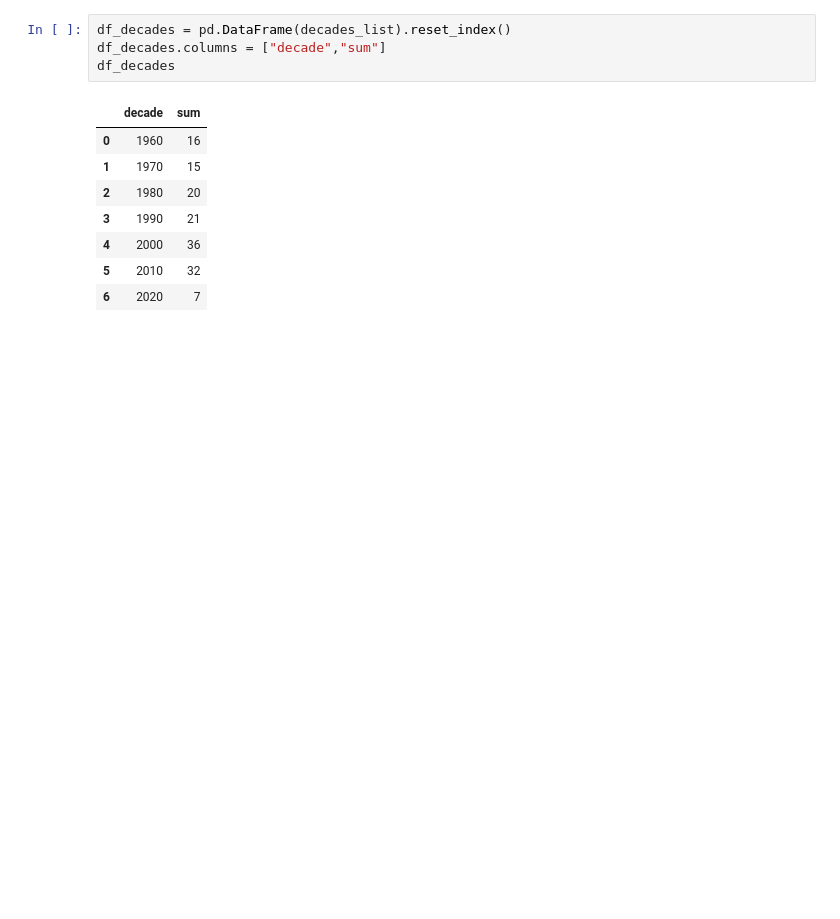
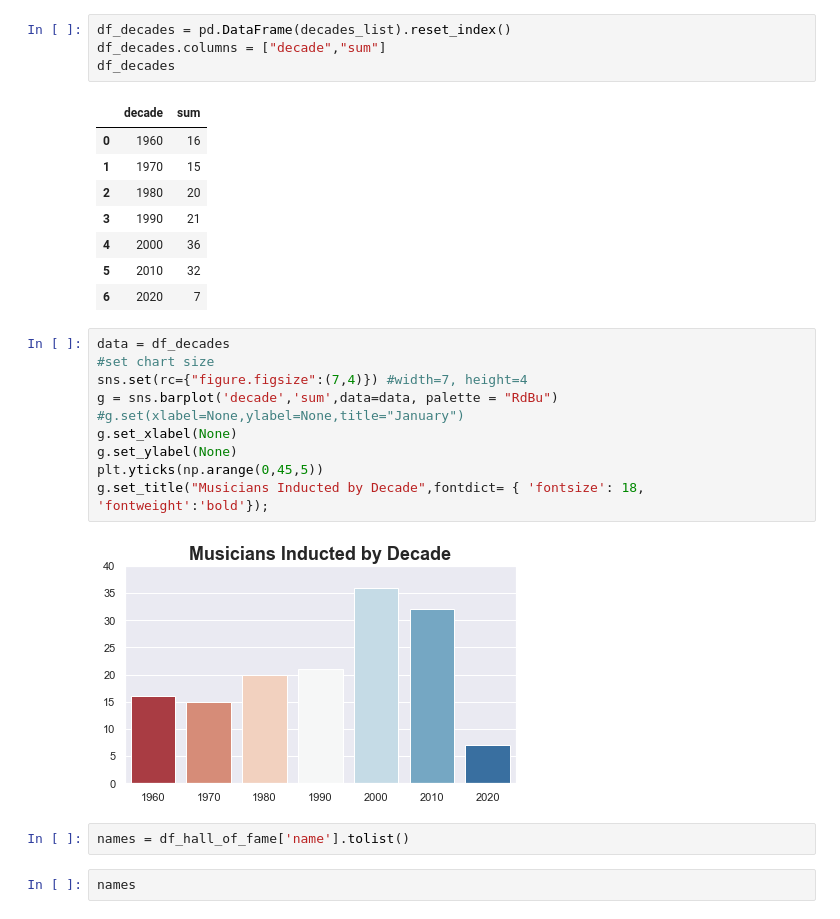
Before and after one commit to NSS-Data-Analytics-Cohort-6/web-scraping-country-music-hof-igoike, a Jupyter notebook: notebooks/hall_of_fame_web_scraping_all.ipynb, the cells around one changed output. Saved outputs shown, nothing was run; the diff lists cells and outputs as text; blank space fills up the shorter version.

Commit message:
polished versions + visual

```diff
--- a/notebooks/hall_of_fame_web_scraping_all.ipynb
+++ b/notebooks/hall_of_fame_web_scraping_all.ipynb
@@ -122,3 +118,19 @@ df_decades
 | 4 | 2000 | 36 |
 | 5 | 2010 | 32 |
 | 6 | 2020 | 7 |
+# %%
+data = df_decades
+#set chart size
+sns.set(rc={"figure.figsize":(7,4)}) #width=7, height=4
+g = sns.barplot('decade','sum',data=data, palette = "RdBu")
+#g.set(xlabel=None,ylabel=None,title="January")
+g.set_xlabel(None)
+g.set_ylabel(None)
+plt.yticks(np.arange(0,45,5))
+g.set_title("Musicians Inducted by Decade",fontdict= { 'fontsize': 18, 'fontweight':'bold'});
+# %% [output]
+[figure, added]
+# %%
+names = df_hall_of_fame['name'].tolist()
+# %%
+names
```
Also changed, not shown: parts of 4 cells of this notebook, 1 other file.
